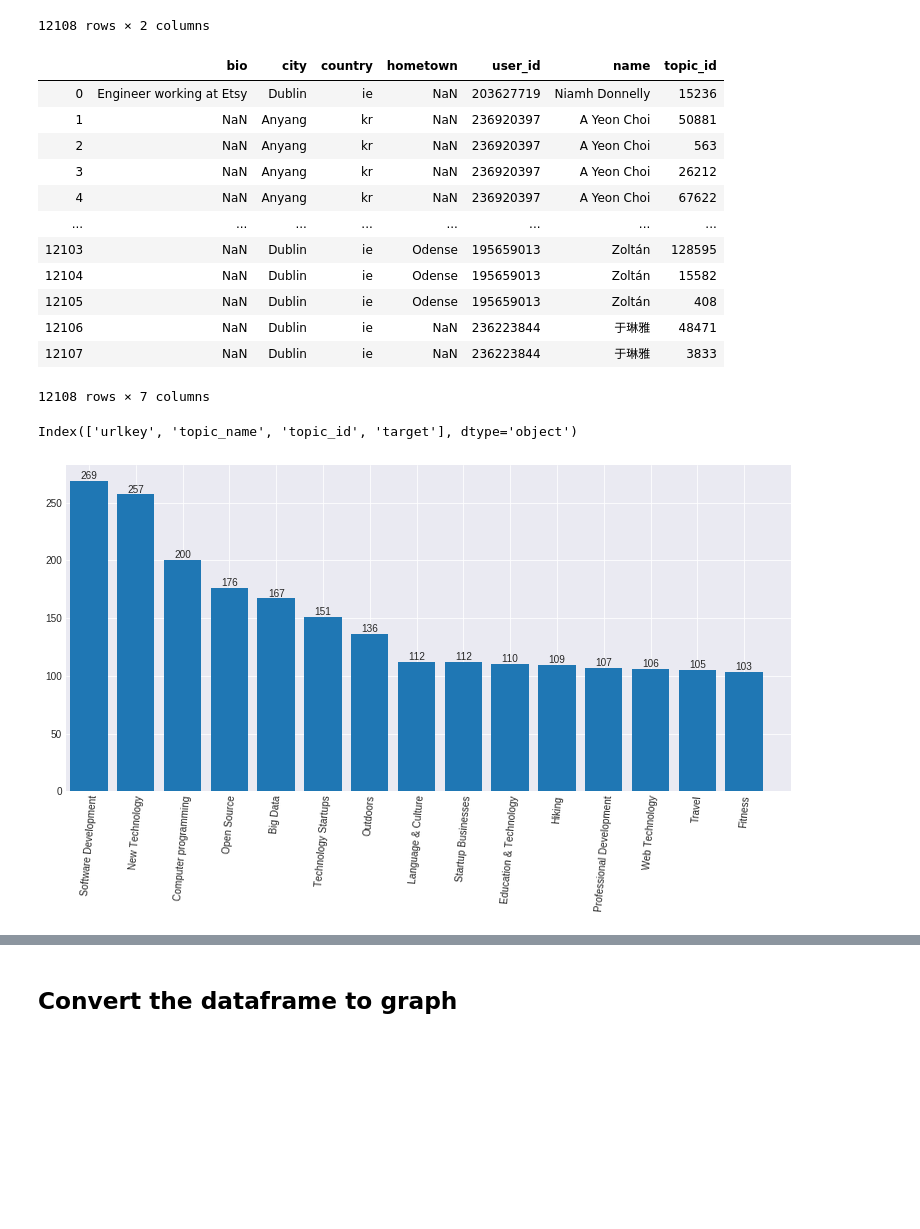
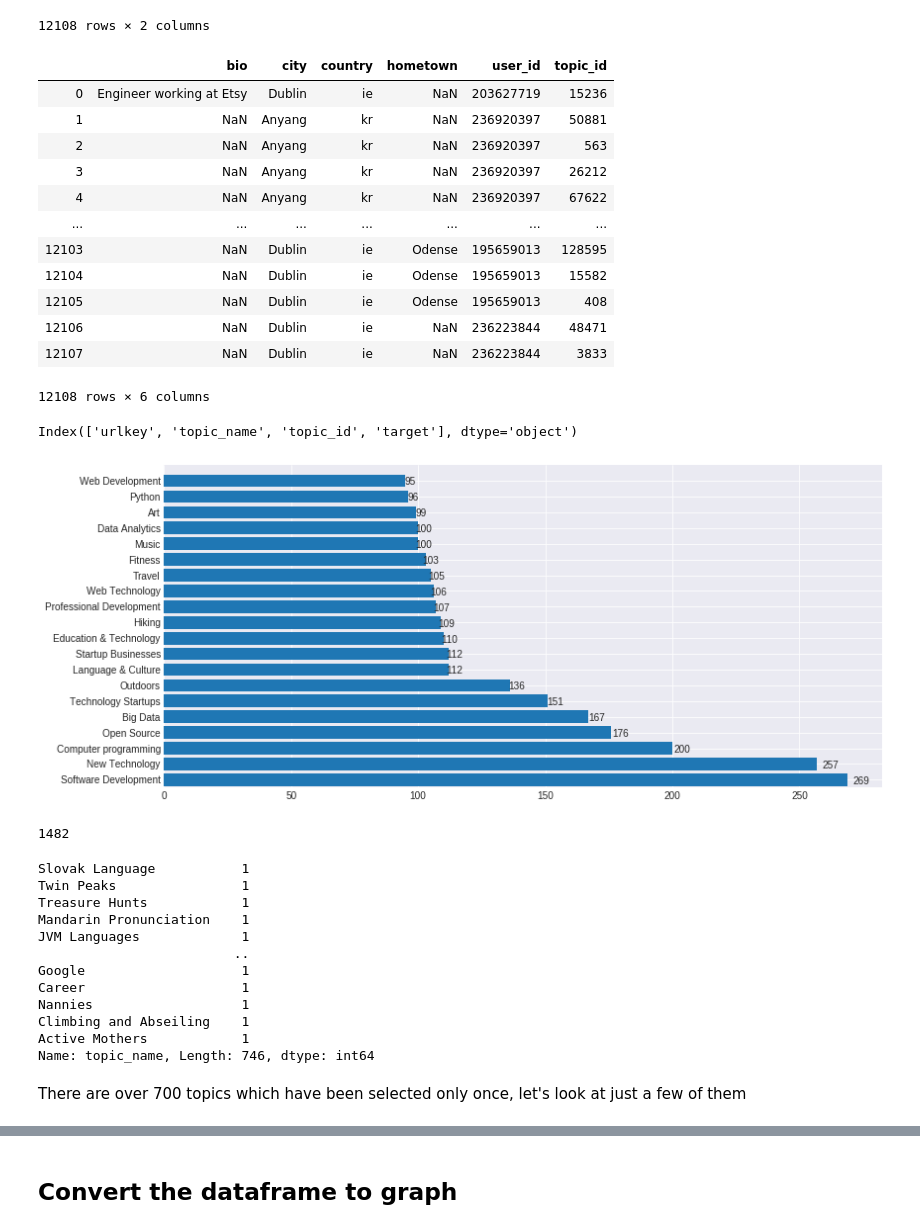
Before and after one commit to amaralcs/meetup_eda, a Jupyter notebook: topic_eda.ipynb, the cells around one changed output, grey strips where cells are left out. Drawn from its saved outputs; the diff is of its cells as text; code cells hidden in the pictures; blank space fills up the shorter version.

```diff
--- a/topic_eda.ipynb
+++ b/topic_eda.ipynb
@@ -17,10 +17,12 @@ plt.style.use('seaborn-darkgrid')
 %matplotlib inline
 
 FIG_SIZE = (13,6)
+# %%
+IMG_FOLDER = 'filestore/analysis_output/img/'
 # %% [markdown]
 # Analysing topic data
 # %%
-user_df = pd.read_csv("filestore/user/fact_user_dataset.csv").drop('Unnamed: 0',axis=1)
+user_df = pd.read_csv("filestore/user/fact_user_dataset.csv").drop('Unnamed: 0',axis=1).drop('name', axis=1)
 topics_df = pd.read_csv("filestore/user/dim_topics.csv").drop('Unnamed: 0',axis=1)
 
 # There seems to be a user with joined = nan, filter them out
@@ -108,19 +109,19 @@ user_topics
 users_long = pd.merge(user_df, user_topics, on='user_id')
 users_long.drop(['joined', 'lat','link', 'lon', 'state', 'status', 'visited', 'topics'], axis=1)
 # %% [output]
-|  | bio | city | country | hometown | user_id | name | topic_id |
-| 0 | Engineer working at Etsy | Dublin | ie | NaN | 203627719 | Niamh Donnelly | 15236 |
-| 1 | NaN | Anyang | kr | NaN | 236920397 | A Yeon Choi | 50881 |
-| 2 | NaN | Anyang | kr | NaN | 236920397 | A Yeon Choi | 563 |
-| 3 | NaN | Anyang | kr | NaN | 236920397 | A Yeon Choi | 26212 |
-| 4 | NaN | Anyang | kr | NaN | 236920397 | A Yeon Choi | 67622 |
-| ... | ... | ... | ... | ... | ... | ... | ... |
-| 12103 | NaN | Dublin | ie | Odense | 195659013 | Zoltán | 128595 |
-| 12104 | NaN | Dublin | ie | Odense | 195659013 | Zoltán | 15582 |
-| 12105 | NaN | Dublin | ie | Odense | 195659013 | Zoltán | 408 |
-| 12106 | NaN | Dublin | ie | NaN | 236223844 | 于琳雅 | 48471 |
-| 12107 | NaN | Dublin | ie | NaN | 236223844 | 于琳雅 | 3833 |
+|  | bio | city | country | hometown | user_id | topic_id |
+| 0 | Engineer working at Etsy | Dublin | ie | NaN | 203627719 | 15236 |
+| 1 | NaN | Anyang | kr | NaN | 236920397 | 50881 |
+| 2 | NaN | Anyang | kr | NaN | 236920397 | 563 |
+| 3 | NaN | Anyang | kr | NaN | 236920397 | 26212 |
+| 4 | NaN | Anyang | kr | NaN | 236920397 | 67622 |
+| ... | ... | ... | ... | ... | ... | ... |
+| 12103 | NaN | Dublin | ie | Odense | 195659013 | 128595 |
+| 12104 | NaN | Dublin | ie | Odense | 195659013 | 15582 |
+| 12105 | NaN | Dublin | ie | Odense | 195659013 | 408 |
+| 12106 | NaN | Dublin | ie | NaN | 236223844 | 48471 |
+| 12107 | NaN | Dublin | ie | NaN | 236223844 | 3833 |
-12108 rows × 7 columns
+12108 rows × 6 columns
 # %%
 # Remove duplicates, convert id to string for matching
 unique_topics = topics_df.drop_duplicates()
@@ -132,26 +133,53 @@ unique_topics.columns
 Index(['urlkey', 'topic_name', 'topic_id', 'target'], dtype='object')
 # %%
 user_topics = pd.merge(users_long, unique_topics, on='topic_id', how='left') \
-    .loc[:, ['name', 'topic_name', 'topic_id']]
+    .loc[:, ['user_id', 'topic_name', 'topic_id']]
 # %%
-def top_n_barplot(df, col, start=0, end=15, rot=45):
-    data = df[col].value_counts()[start:end]
+def top_n_barplot(df, col, start=0, end=15, rot=45, fname=None):
+    data = df[col].value_counts(ascending=False)[start:end]
     fig, ax = plt.subplots(figsize=FIG_SIZE)
-    x = data.index.tolist()
+#     y = list(reversed(data.index))
+    y = data.index.tolist()
 
-    ax.bar(x=x, height=data)
-    ax.set_xlim(xmin=-0.5, xmax=len(x))
+    ax.barh(y=y, width=data)
+    ax.set_ylim(ymin=-0.5, ymax=len(y))
 
     bar_list = ax.patches
     for bar, label in zip(bar_list, data):
         height = bar.get_height()
-        ax.text(bar.get_x() + bar.get_width() / 2, height, label,
+        ax.text( bar.get_width()*1.02,
+                bar.get_y(),
+                label,
                 ha='center', va='bottom')
 
-    plt.xticks(rotation=rot)
     plt.style.use('seaborn-darkgrid')
+    if fname:
+        fig.savefig(IMG_FOLDER + fname)
     plt.show()
 # %%
-top_n_barplot(user_topics, 'topic_name', rot=85)
+top_n_barplot(user_topics, 'topic_name', end = 20, rot=70, fname='top_topics.png')
 # %% [output]
-[figure, old version]
+[figure, new version]
+# %%
+len(user_topics['topic_name'].unique())
+# %% [output]
+1482
+# %%
+one_user_mask = user_topics['topic_name'].value_counts() == 1
+one_user_topics = user_topics['topic_name'].value_counts()[one_user_mask]
+one_user_topics
+# %% [output]
+Slovak Language           1
+Twin Peaks                1
+Treasure Hunts            1
+Mandarin Pronunciation    1
+JVM Languages             1
+                         ..
+Google                    1
+Career                    1
+Nannies                   1
+Climbing and Abseiling    1
+Active Mothers            1
+Name: topic_name, Length: 746, dtype: int64
+# %% [markdown]
+There are over 700 topics which have been selected only once, let's look at just a few of them
```
Also changed, not shown: parts of 15 cells of this notebook, 3 other files.
